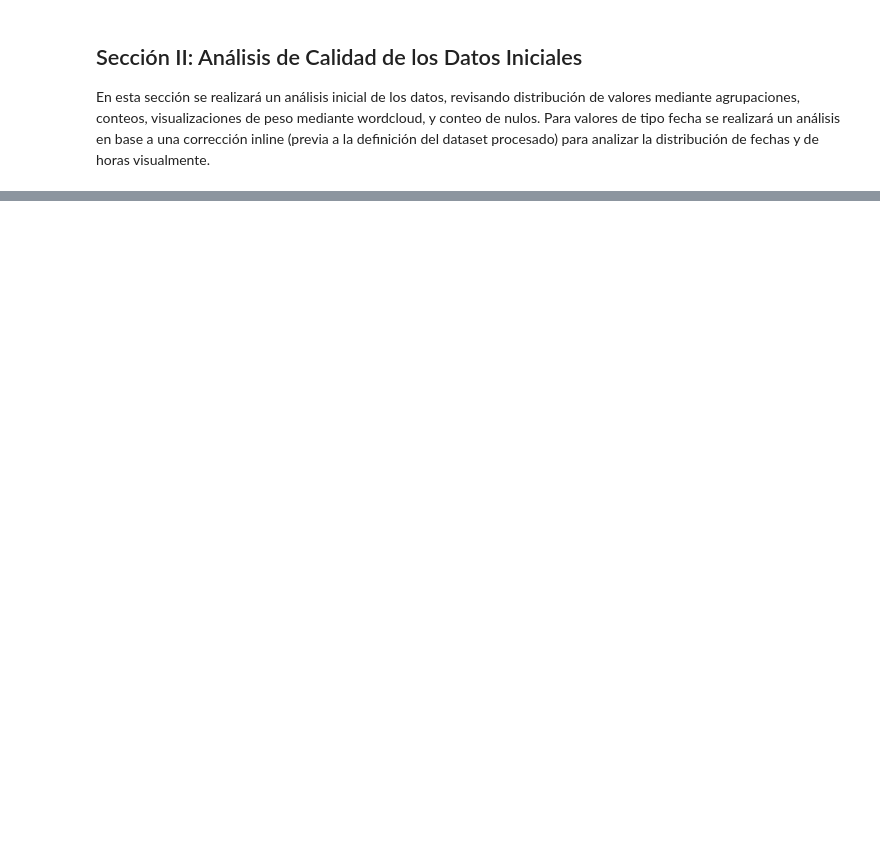
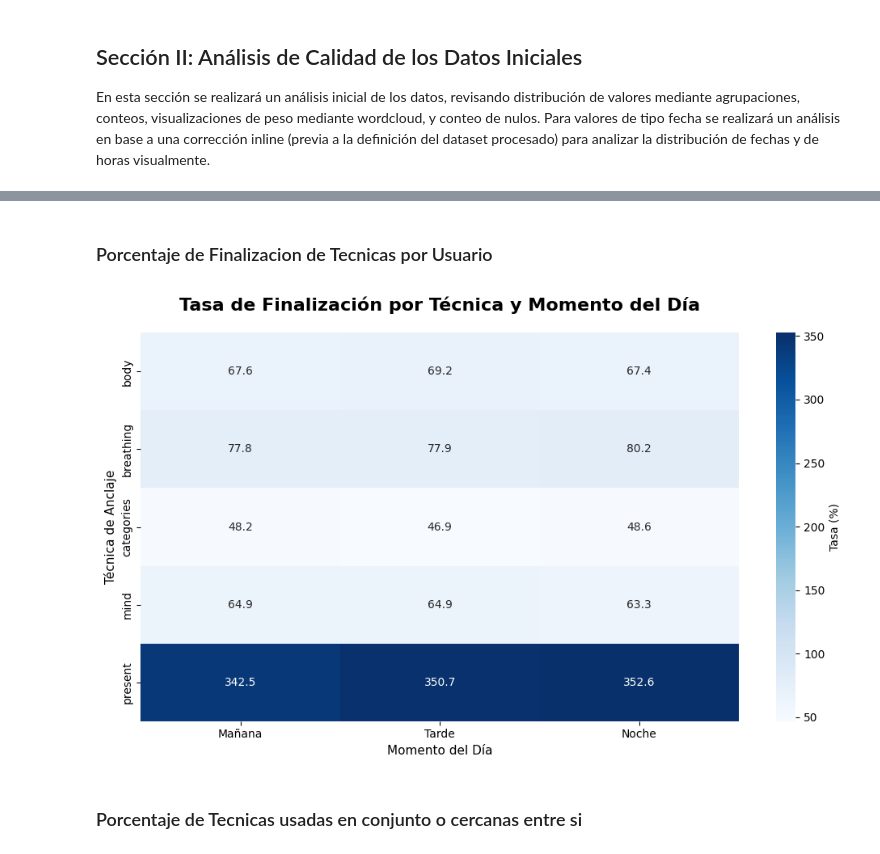
Before and after one commit to Volv1t3/MidtermDataAnalysisProject, a Jupyter notebook: src/python/notebooks/Proyecto_Prueba_Tecnica_Arellano.ipynb, the cells around one changed output, grey strips where cells are left out. Cells and saved outputs as stored; diff of their text form; code cells hidden in the pictures; blank space fills up the shorter version.

```diff
--- a/src/python/notebooks/Proyecto_Prueba_Tecnica_Arellano.ipynb
+++ b/src/python/notebooks/Proyecto_Prueba_Tecnica_Arellano.ipynb
@@ -200,0 +1238,4 @@ En esta sección se trabajará con un análisis de datos en base de agrupaciones
+# %%
+#? 1. Eliminamos columnas de identificación que no aportan valor analítico
+columnas_a_eliminar = ['Unnamed: 0', 'id']
+data_cleaned = data_cleaned.drop(columns=columnas_a_eliminar, errors='ignore')
@@ -200,0 +1301,8 @@ En esta sección se trabajará con un análisis de datos en base de agrupaciones
+# %%
+#? 3. Aplicamos One-hot encoding de `event`.
+#? Se conservan las columnas originales para no romper el análisis posterior,
+#? pero se agregan variables binarias para facilitar agrupaciones y cruces.
+event_dummies = pd.get_dummies(data_cleaned['event'], dtype='int64')
+data_cleaned = pd.concat([data_cleaned, event_dummies], axis=1)
+
+data_cleaned
@@ -200,0 +1624,2 @@ En esta sección se trabajará con un análisis de datos en base de agrupaciones
+# %% [markdown]
+### Porcentaje de Finalizacion de Tecnicas por Usuario
@@ -200,0 +1657,24 @@ En esta sección se trabajará con un análisis de datos en base de agrupaciones
+# %%
+completion_by_time = data_cleaned.groupby(['techniqueID', 'time_of_day_range']).agg({
+    'Grounding Started': 'sum',
+    'Grounding Ended': 'sum'
+}).reset_index()
+
+completion_by_time['tasa_finalizacion'] = (
+    completion_by_time['Grounding Ended'] / completion_by_time['Grounding Started'] * 100
+)
+
+pivot_data = completion_by_time.pivot(index='techniqueID', columns='time_of_day_range', values='tasa_finalizacion')
+pivot_data = pivot_data[['Mañana', 'Tarde', 'Noche']]
+
+fig, ax = plt.subplots(figsize=(10, 6))
+sns.heatmap(pivot_data, annot=True, fmt='.1f', cmap='Blues', cbar_kws={'label': 'Tasa (%)'}, ax=ax)
+
+ax.set_title('Tasa de Finalización por Técnica y Momento del Día', fontsize=16, fontweight='bold', pad=20)
+ax.set_xlabel('Momento del Día', fontsize=11)
+ax.set_ylabel('Técnica de Anclaje', fontsize=11)
+
+plt.tight_layout()
+plt.show()
+# %% [output]
+[figure, added]
@@ -200,0 +1802,2 @@ En esta sección se trabajará con un análisis de datos en base de agrupaciones
+# %% [markdown]
+### Porcentaje de Tecnicas usadas en conjunto o cercanas entre si
```
Also changed, not shown: parts of 54 cells of this notebook.
